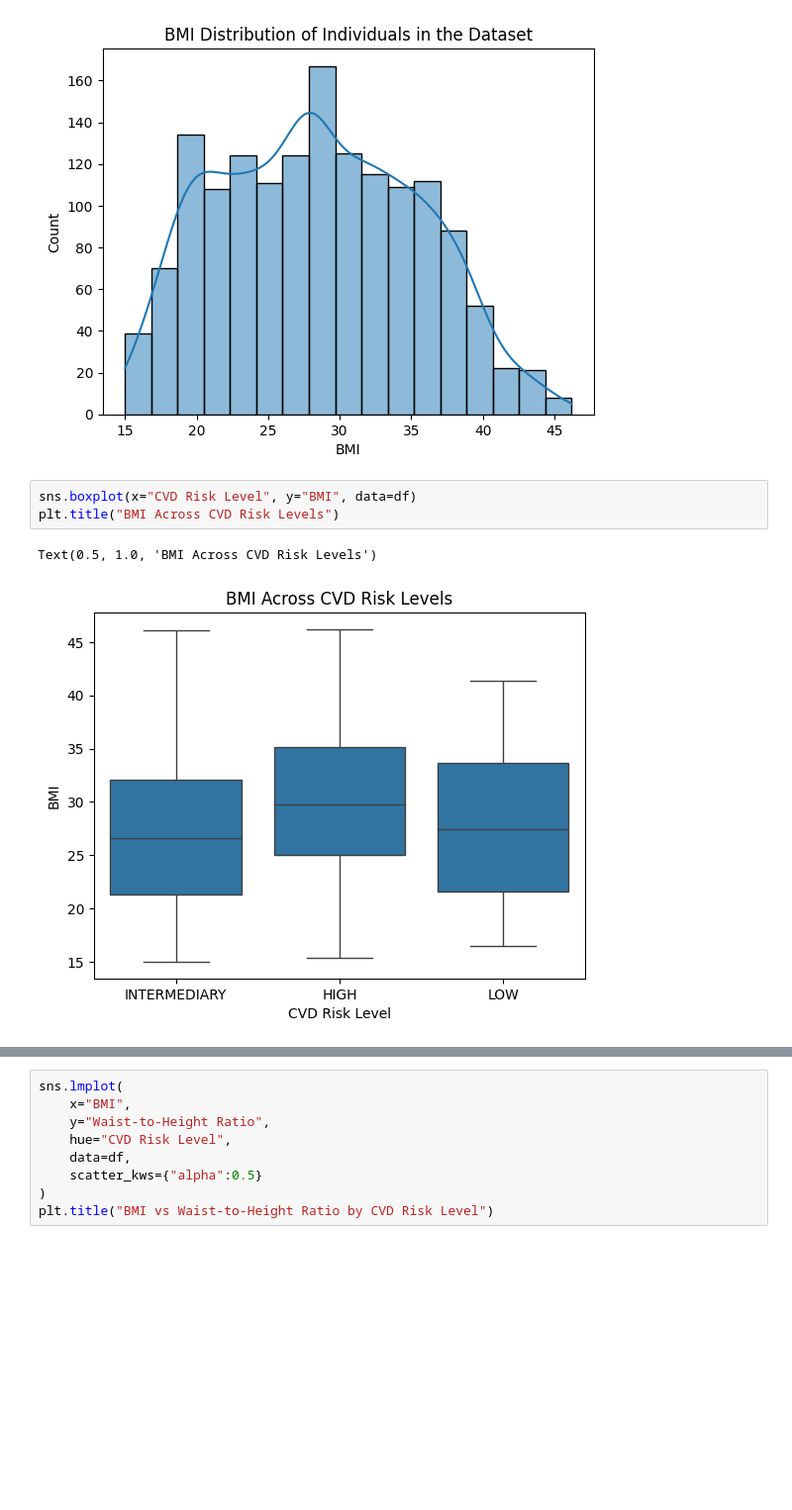
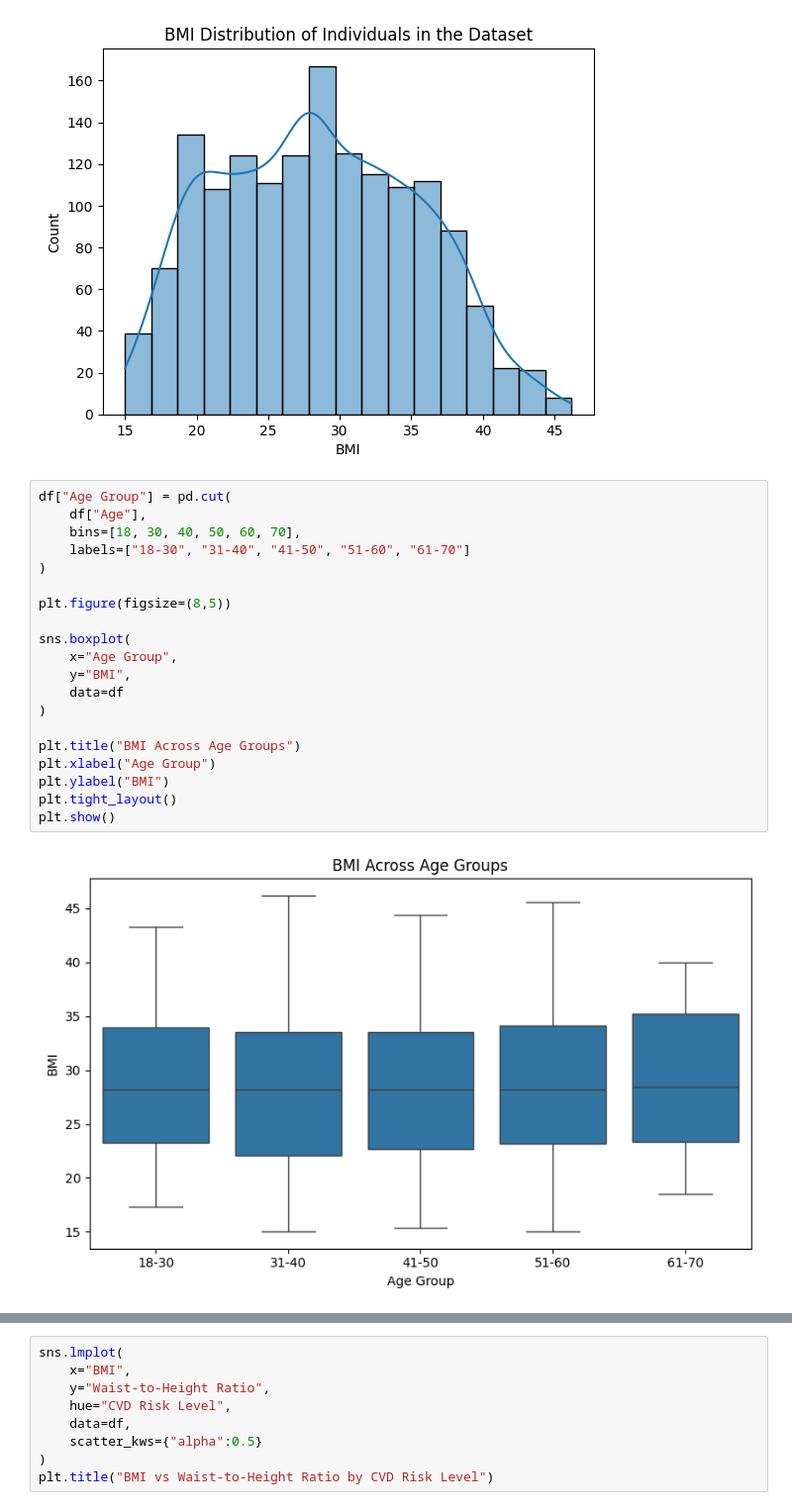
Before and after one commit to shampeyndadi/STINTSY_MCO, a Jupyter notebook: MCO.ipynb, the cells around one changed output, grey strips where cells are left out. Shown at 99% size. Saved outputs shown, nothing was run; the diff lists cells and outputs as text; blank space fills up the shorter version.

```diff
--- a/MCO.ipynb
+++ b/MCO.ipynb
@@ -332,8 +332,24 @@ plt.ylabel("Count")
 Text(0, 0.5, 'Count')
 [figure]
 # %%
-sns.boxplot(x="CVD Risk Level", y="BMI", data=df)
-plt.title("BMI Across CVD Risk Levels")
+df["Age Group"] = pd.cut(
+    df["Age"],
+    bins=[18, 30, 40, 50, 60, 70],
+    labels=["18-30", "31-40", "41-50", "51-60", "61-70"]
+)
+
+plt.figure(figsize=(8,5))
+
+sns.boxplot(
+    x="Age Group",
+    y="BMI",
+    data=df
+)
+
+plt.title("BMI Across Age Groups")
+plt.xlabel("Age Group")
+plt.ylabel("BMI")
+plt.tight_layout()
+plt.show()
 # %% [output]
-Text(0.5, 1.0, 'BMI Across CVD Risk Levels')
-[figure, old version]
+[figure, new version]
```
Also changed, not shown: parts of 4 cells of this notebook.
